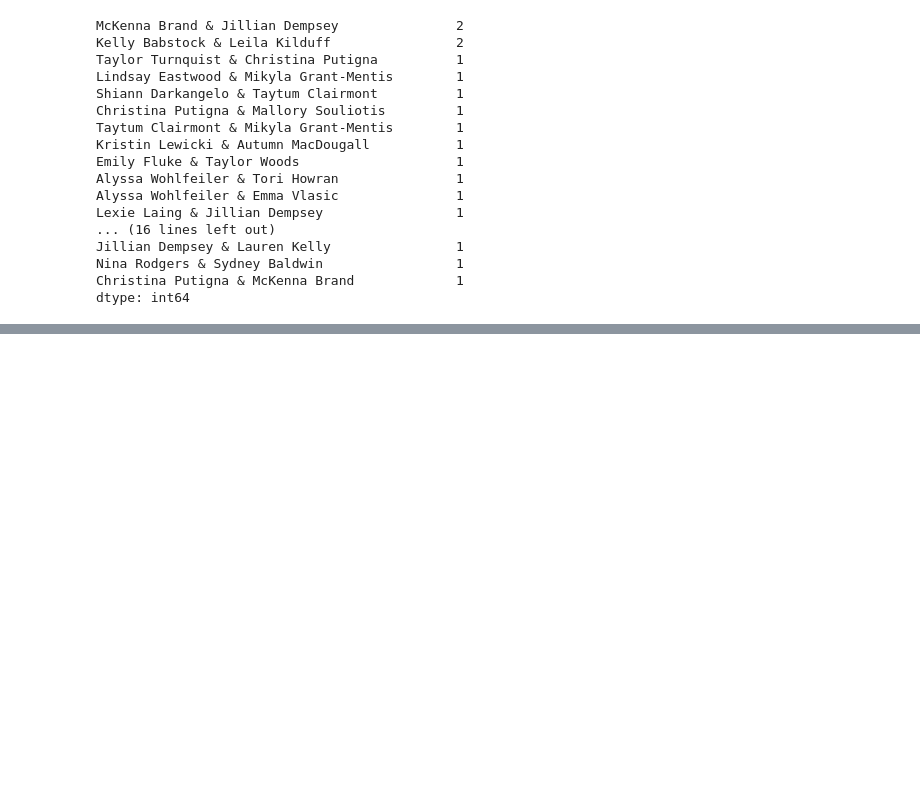
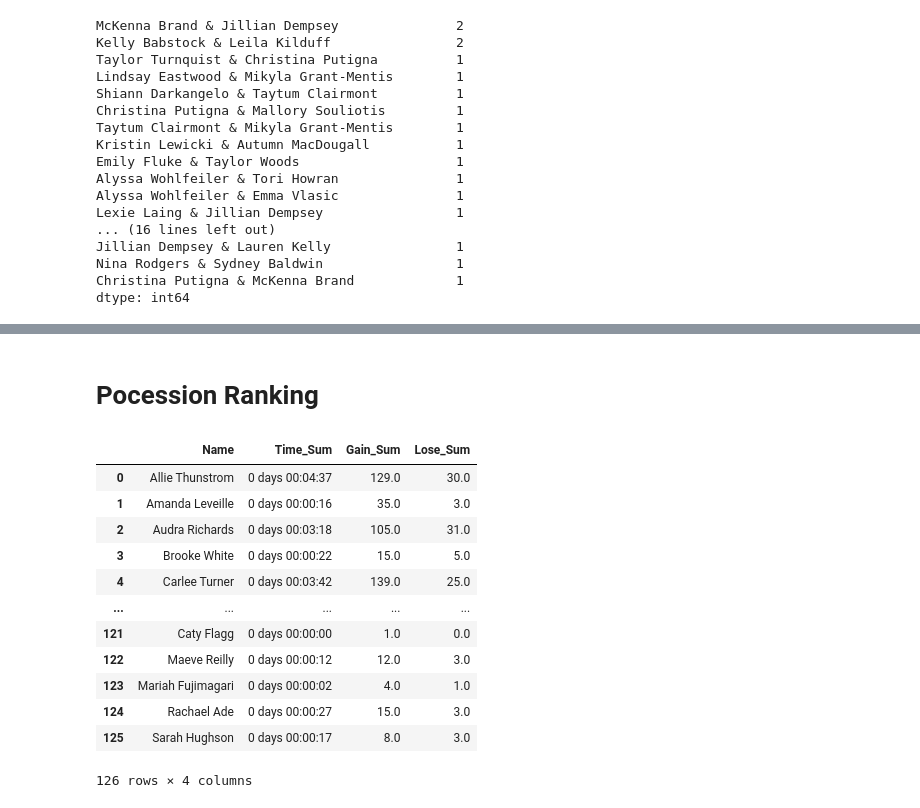
Before and after one commit to Johnnywang1899/Rotman_Datathon_Hockey_Game, a Jupyter notebook: NWHL_data_process.ipynb, the cells around one changed output, grey strips where cells are left out. Saved outputs shown, nothing was run; the diff lists cells and outputs as text; code cells hidden in the pictures; blank space fills up the shorter version.

```diff
--- a/NWHL_data_process.ipynb
+++ b/NWHL_data_process.ipynb
@@ -714,0 +927,19 @@ dtype: int64
+# %% [markdown]
+# Pocession Ranking
+# %%
+df = pd.read_csv("pocession.csv")
+df
+# %% [output]
+|  | Name | Time_Sum | Gain_Sum | Lose_Sum |
+| 0 | Allie Thunstrom | 0 days 00:04:37 | 129.0 | 30.0 |
+| 1 | Amanda Leveille | 0 days 00:00:16 | 35.0 | 3.0 |
+| 2 | Audra Richards | 0 days 00:03:18 | 105.0 | 31.0 |
+| 3 | Brooke White | 0 days 00:00:22 | 15.0 | 5.0 |
+| 4 | Carlee Turner | 0 days 00:03:42 | 139.0 | 25.0 |
+| ... | ... | ... | ... | ... |
+| 121 | Caty Flagg | 0 days 00:00:00 | 1.0 | 0.0 |
+| 122 | Maeve Reilly | 0 days 00:00:12 | 12.0 | 3.0 |
+| 123 | Mariah Fujimagari | 0 days 00:00:02 | 4.0 | 1.0 |
+| 124 | Rachael Ade | 0 days 00:00:27 | 15.0 | 3.0 |
+| 125 | Sarah Hughson | 0 days 00:00:17 | 8.0 | 3.0 |
+126 rows × 4 columns
```
Also changed, not shown: parts of 20 cells of this notebook, 17 other files.
